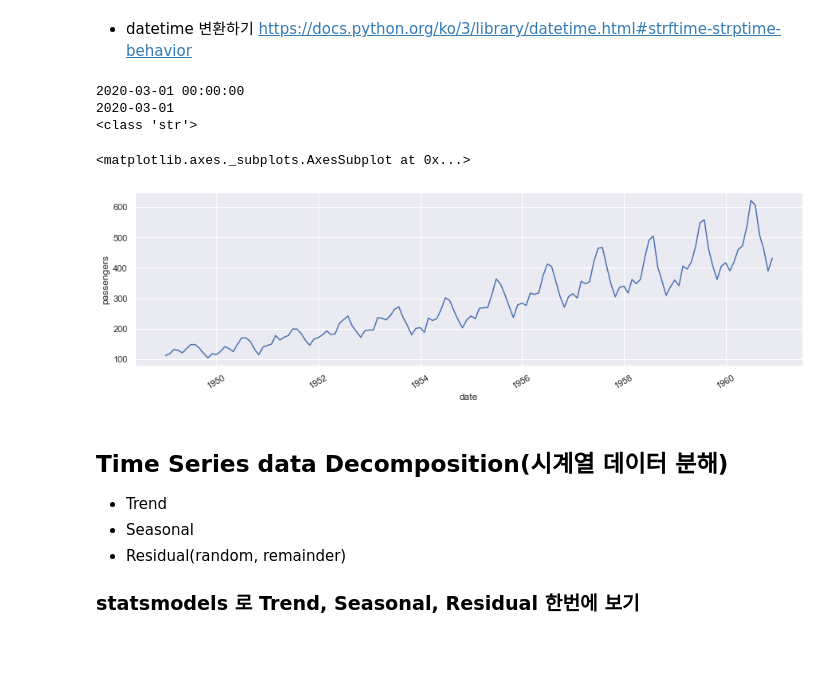
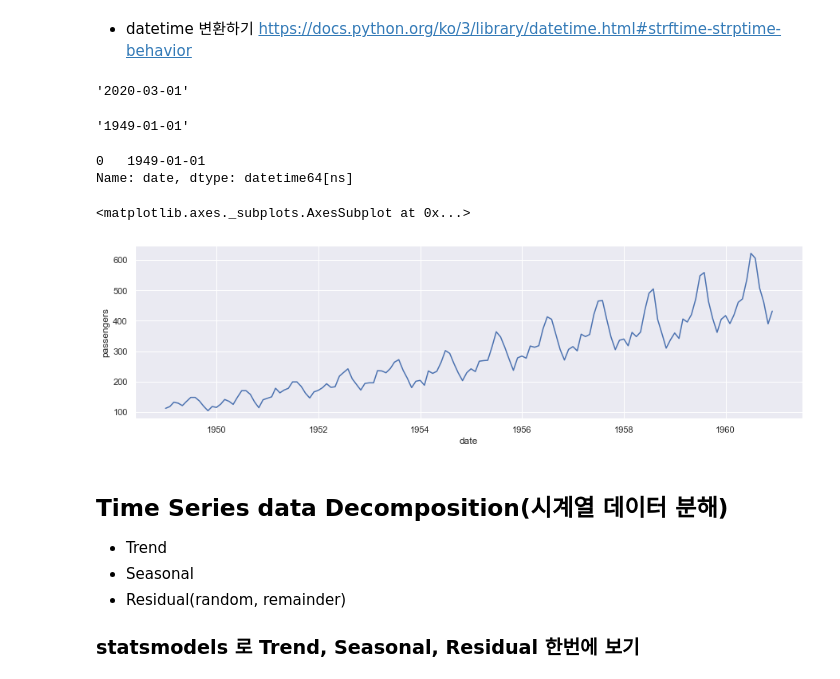
Before and after one commit to corazzon/seaborn-tutorial, a Jupyter notebook: flights-time-series-analysis.ipynb, the cells around one changed output. Saved outputs shown, nothing was run; the diff lists cells and outputs as text; code cells hidden in the pictures; blank space fills up the shorter version.

```diff
--- a/flights-time-series-analysis.ipynb
+++ b/flights-time-series-analysis.ipynb
@@ -176,40 +205,46 @@ https://docs.python.org/ko/3/library/datetime.html#strftime-strptime-behavior
 # %%
 # 날짜 변환을 하기 전에 동작을 확인하고 변환 함수를 만듭니다.
 from datetime import datetime
-
 year = 2020
-month = 'March'
+month = "March"
 
 s = f"{year} {month} 1"
-d = datetime.strptime(s, '%Y %B %d')
-print(d)
-print(d.strftime('%Y-%m-%d'))
-print(type(d.strftime('%Y-%m-%d')))
+d = datetime.strptime(s, "%Y %B %d")
+d.strftime("%Y-%m-%d")
 # %% [output]
-2020-03-01 00:00:00
-2020-03-01
-<class 'str'>
+'2020-03-01'
 # %%
+# find_datetime 함수를 만들어서 date 형태로 반환하도록 합니다.
 def find_datetime(row):
     year = row["year"]
     month = row["month"]
 
     s = f"{year} {month} 1"
-    date = datetime.strptime(s, '%Y %B %d')
-    return date
+    d = datetime.strptime(s, "%Y %B %d")
+
+    return d.strftime("%Y-%m-%d")
+# %%
+row = {"year": 1949, "month": "January"}
+find_datetime(row)
+# %% [output]
+'1949-01-01'
 # %%
 # 판다스의 apply 를 사용해서 위에서 만든 함수를 적용해 줍니다.
+import pandas as pd
 df["date"] = df.apply(find_datetime, axis=1)
+df["date"] = pd.to_datetime(df["date"])
+df["date"].head(1)
+# %% [output]
+0   1949-01-01
+Name: date, dtype: datetime64[ns]
 # %%
 from pandas.plotting import register_matplotlib_converters
 register_matplotlib_converters()
-
 plt.figure(figsize=(15, 4))
-plt.xticks(rotation=30)
 sns.lineplot(data=df, x="date", y="passengers")
 # %% [output]
 <matplotlib.axes._subplots.AxesSubplot at 0x...>
-[figure, old version]
+[figure, new version]
 # %% [markdown]
 ## Time Series data Decomposition(시계열 데이터 분해)
 
```
Also changed, not shown: parts of 20 cells of this notebook.
